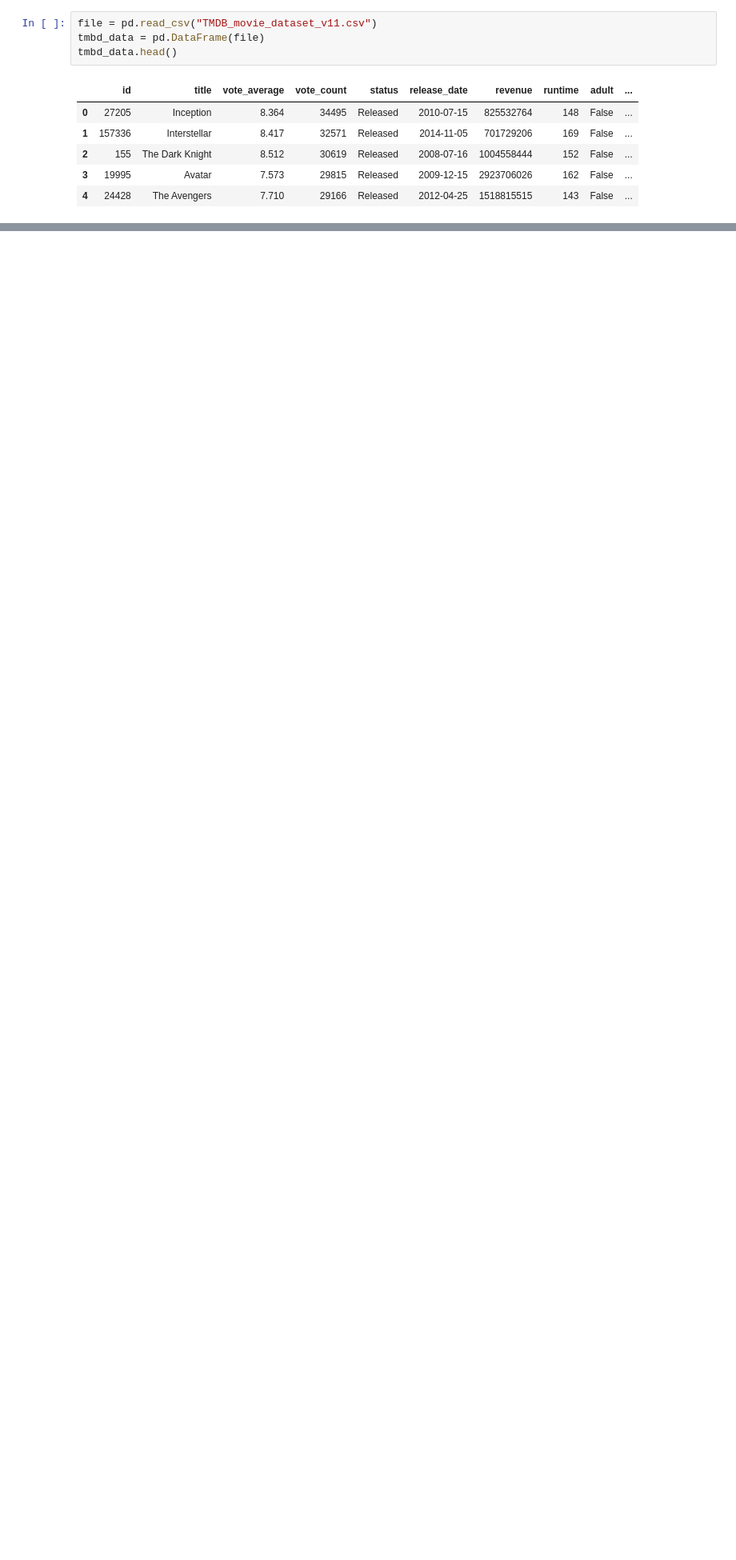
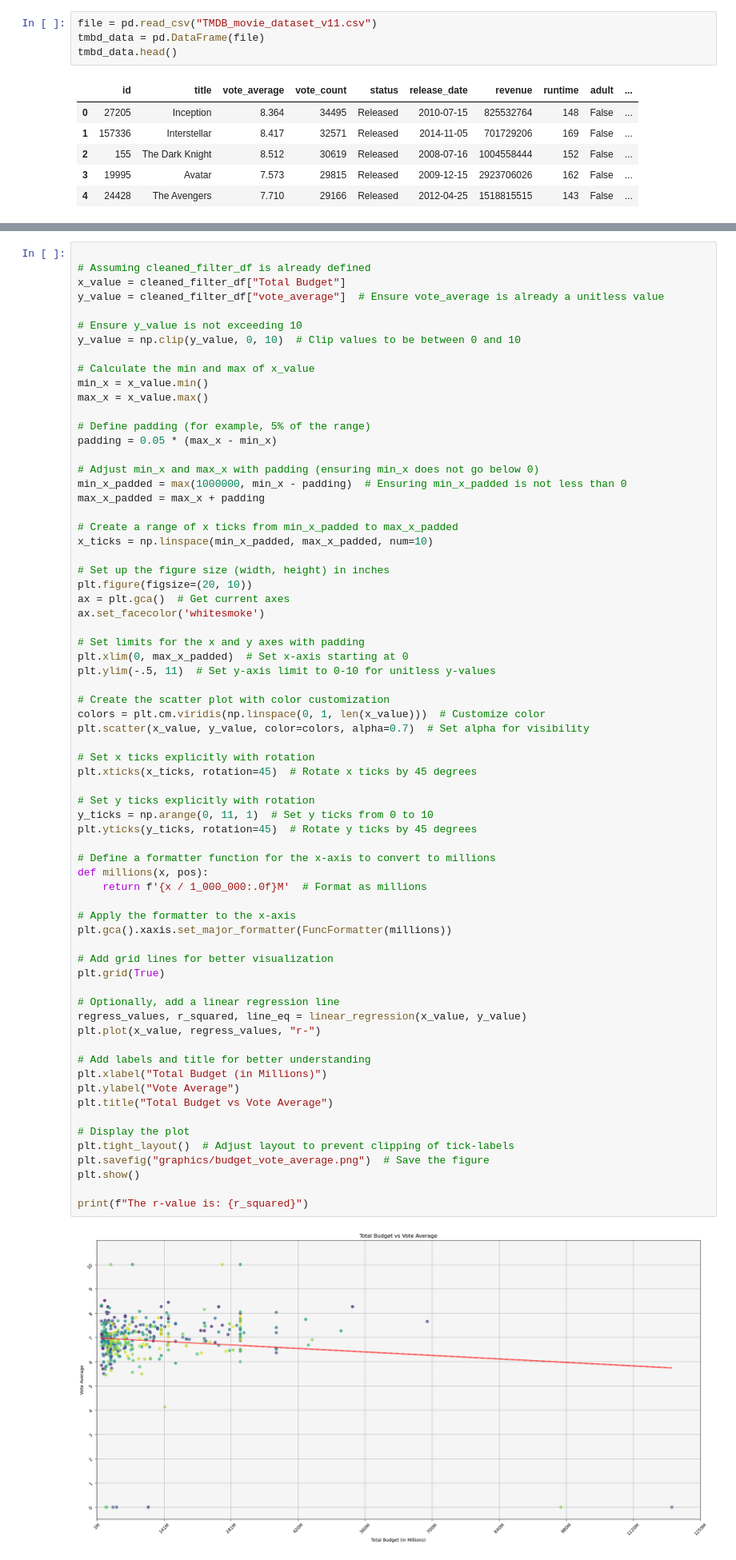
Before and after one commit to Levifahring/movie_project_one, a Jupyter notebook: project.ipynb, the cells around one changed output, grey strips where cells are left out. Shown at 80% size. Cells and saved outputs as stored; diff of their text form; blank space fills up the shorter version.

```diff
--- a/project.ipynb
+++ b/project.ipynb
@@ -95,0 +340,70 @@ cleaned_data_df.head()
+# %%
+
+# Assuming cleaned_filter_df is already defined
+x_value = cleaned_filter_df["Total Budget"]
+y_value = cleaned_filter_df["vote_average"]  # Ensure vote_average is already a unitless value
+
+# Ensure y_value is not exceeding 10
+y_value = np.clip(y_value, 0, 10)  # Clip values to be between 0 and 10
+
+# Calculate the min and max of x_value
+min_x = x_value.min()
+max_x = x_value.max()
+
+# Define padding (for example, 5% of the range)
+padding = 0.05 * (max_x - min_x)
+
+# Adjust min_x and max_x with padding (ensuring min_x does not go below 0)
+min_x_padded = max(1000000, min_x - padding)  # Ensuring min_x_padded is not less than 0
+max_x_padded = max_x + padding
+
+# Create a range of x ticks from min_x_padded to max_x_padded
+x_ticks = np.linspace(min_x_padded, max_x_padded, num=10)
+
+# Set up the figure size (width, height) in inches
+plt.figure(figsize=(20, 10))
+ax = plt.gca()  # Get current axes
+ax.set_facecolor('whitesmoke')
+
+# Set limits for the x and y axes with padding
+plt.xlim(0, max_x_padded)  # Set x-axis starting at 0
+plt.ylim(-.5, 11)  # Set y-axis limit to 0-10 for unitless y-values
+
+# Create the scatter plot with color customization
+colors = plt.cm.viridis(np.linspace(0, 1, len(x_value)))  # Customize color
+plt.scatter(x_value, y_value, color=colors, alpha=0.7)  # Set alpha for visibility
+
+# Set x ticks explicitly with rotation
+plt.xticks(x_ticks, rotation=45)  # Rotate x ticks by 45 degrees
+
+# Set y ticks explicitly with rotation
+y_ticks = np.arange(0, 11, 1)  # Set y ticks from 0 to 10
+plt.yticks(y_ticks, rotation=45)  # Rotate y ticks by 45 degrees
+
+# Define a formatter function for the x-axis to convert to millions
+def millions(x, pos):
+    return f'{x / 1_000_000:.0f}M'  # Format as millions
+
+# Apply the formatter to the x-axis
+plt.gca().xaxis.set_major_formatter(FuncFormatter(millions))
+
+# Add grid lines for better visualization
+plt.grid(True)
+
+# Optionally, add a linear regression line
+regress_values, r_squared, line_eq = linear_regression(x_value, y_value)
+plt.plot(x_value, regress_values, "r-")
+
+# Add labels and title for better understanding
+plt.xlabel("Total Budget (in Millions)")
+plt.ylabel("Vote Average")
+plt.title("Total Budget vs Vote Average")
+
+# Display the plot
+plt.tight_layout()  # Adjust layout to prevent clipping of tick-labels
+plt.savefig("graphics/budget_vote_average.png")  # Save the figure
+plt.show()
+
+print(f"The r-value is: {r_squared}")
+# %% [output]
+[figure, added]
```
Also changed, not shown: parts of 22 cells of this notebook, 4 other files.
